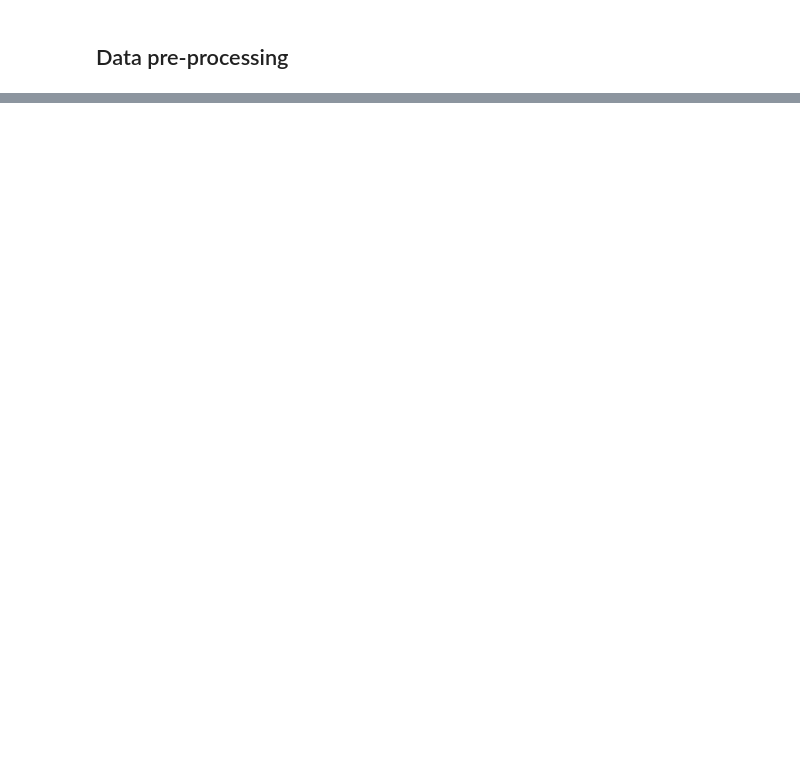
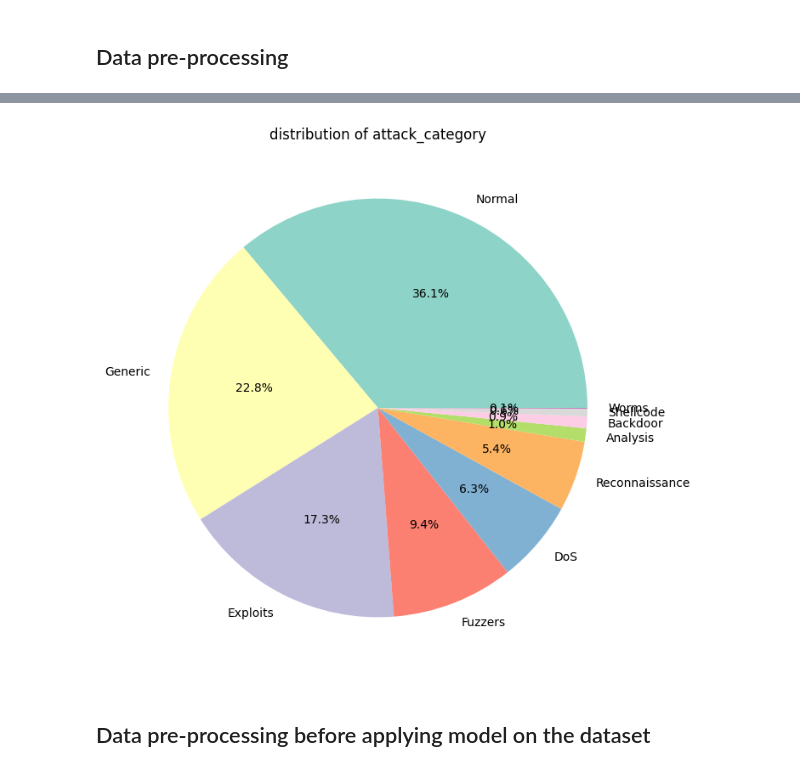
Before and after one commit to OluEgwudike/COMPARATIVE-ANALYSIS-OF-SUPERVISED-AND-ENSEMBLE-MODEL-FOR-DETECTING-MALICIOUS-ACTIVITIES, a Jupyter notebook: malicious_detection.ipynb, the cells around one changed output, grey strips where cells are left out. Drawn from its saved outputs; the diff is of its cells as text; code cells hidden in the pictures; blank space fills up the shorter version.

```diff
--- a/malicious_detection.ipynb
+++ b/malicious_detection.ipynb
@@ -302,0 +227,10 @@ dtype: int64
+# %%
+## plot a pie chart
+plt.figure(figsize=(8,8))
+plt.pie(attack_cat.values,labels=attack_cat.index,autopct='%1.1f%%',colors=sns.color_palette('Set3',len(attack_cat)))
+plt.title('distribution of attack_category')
+plt.show()
+# %% [output]
+[figure, added]
+# %% [markdown]
+## Data pre-processing before applying model on the dataset
```
Also changed, not shown: parts of 77 cells of this notebook.
